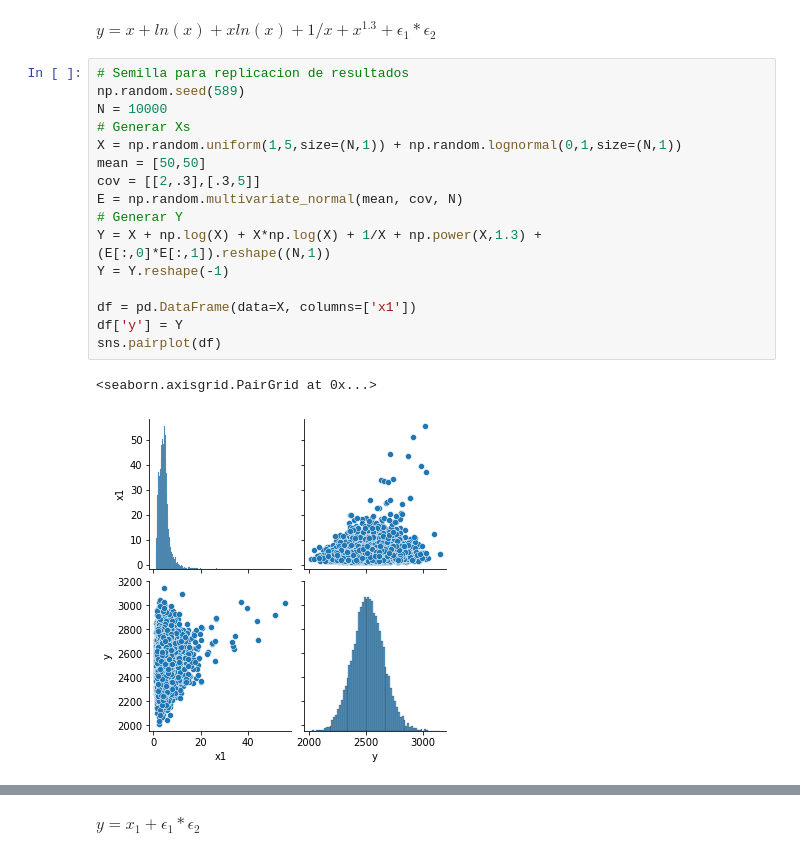
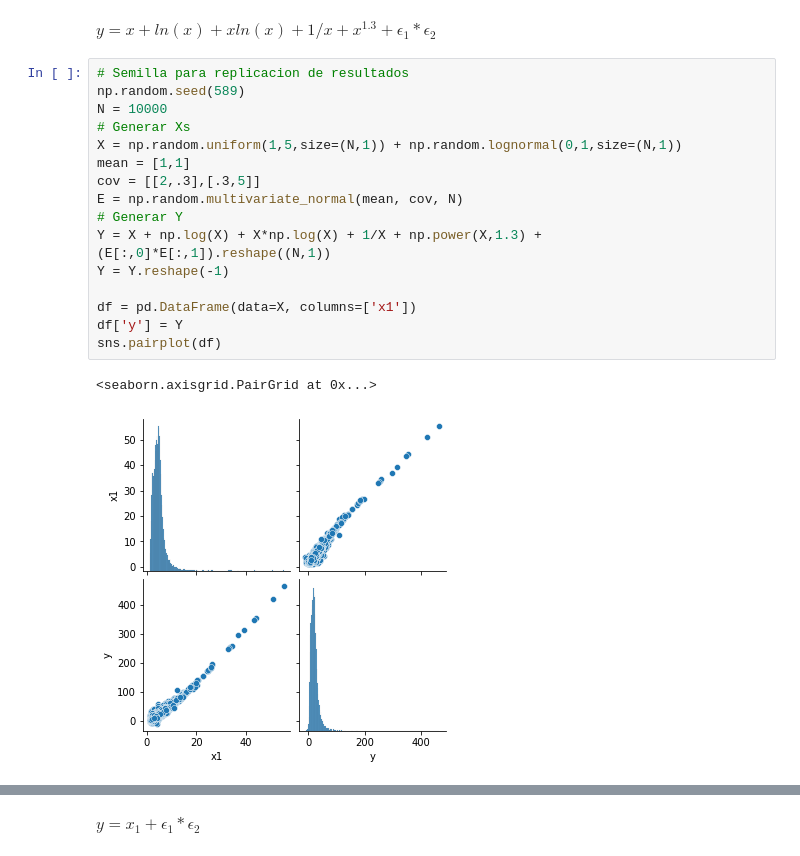
Before and after one commit to uumami/workshop_riskmathics, a Jupyter notebook: riskmathics_intro.ipynb, the cells around one changed output, grey strips where cells are left out. Cells and saved outputs as stored; diff of their text form.

```diff
--- a/riskmathics_intro.ipynb
+++ b/riskmathics_intro.ipynb
@@ -303,22 +347,22 @@ $y =  x + ln(x) + xln(x) + 1/x + x^{1.3} + \epsilon_1*\epsilon_2$
 # %%
 # Semilla para replicacion de resultados
 np.random.seed(589)
 N = 10000
 # Generar Xs
 X = np.random.uniform(1,5,size=(N,1)) + np.random.lognormal(0,1,size=(N,1))
-mean = [50,50]
+mean = [1,1]
 cov = [[2,.3],[.3,5]]
 E = np.random.multivariate_normal(mean, cov, N)
 # Generar Y
 Y = X + np.log(X) + X*np.log(X) + 1/X + np.power(X,1.3) + (E[:,0]*E[:,1]).reshape((N,1))
 Y = Y.reshape(-1)
 
 df = pd.DataFrame(data=X, columns=['x1'])
 df['y'] = Y
 sns.pairplot(df)
 # %% [output]
 <seaborn.axisgrid.PairGrid at 0x...>
-[figure, old version]
+[figure, new version]
 # %%
 foo_regresion(X,Y)
 # %% [output]
```
Also changed, not shown: parts of 13 cells of this notebook.
